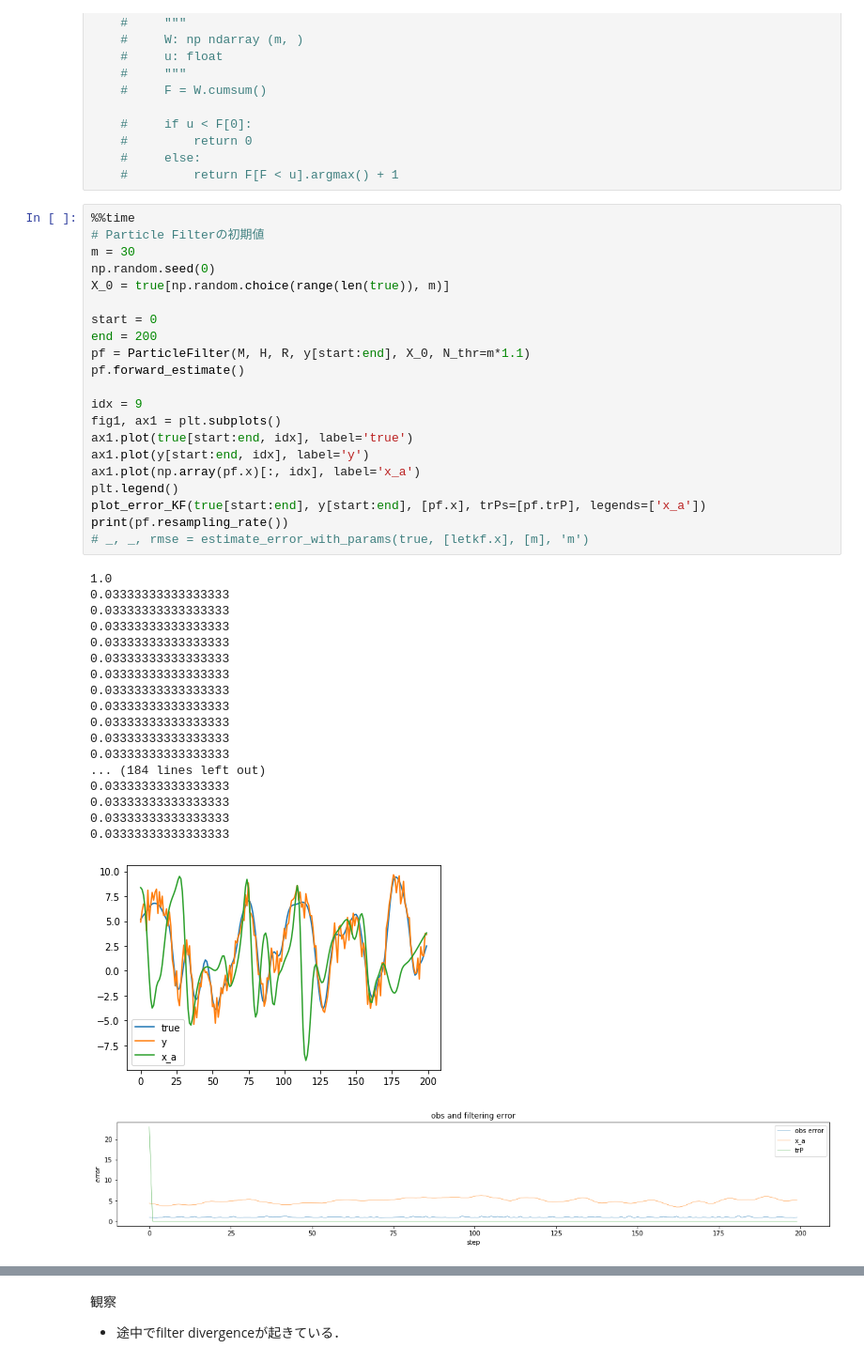
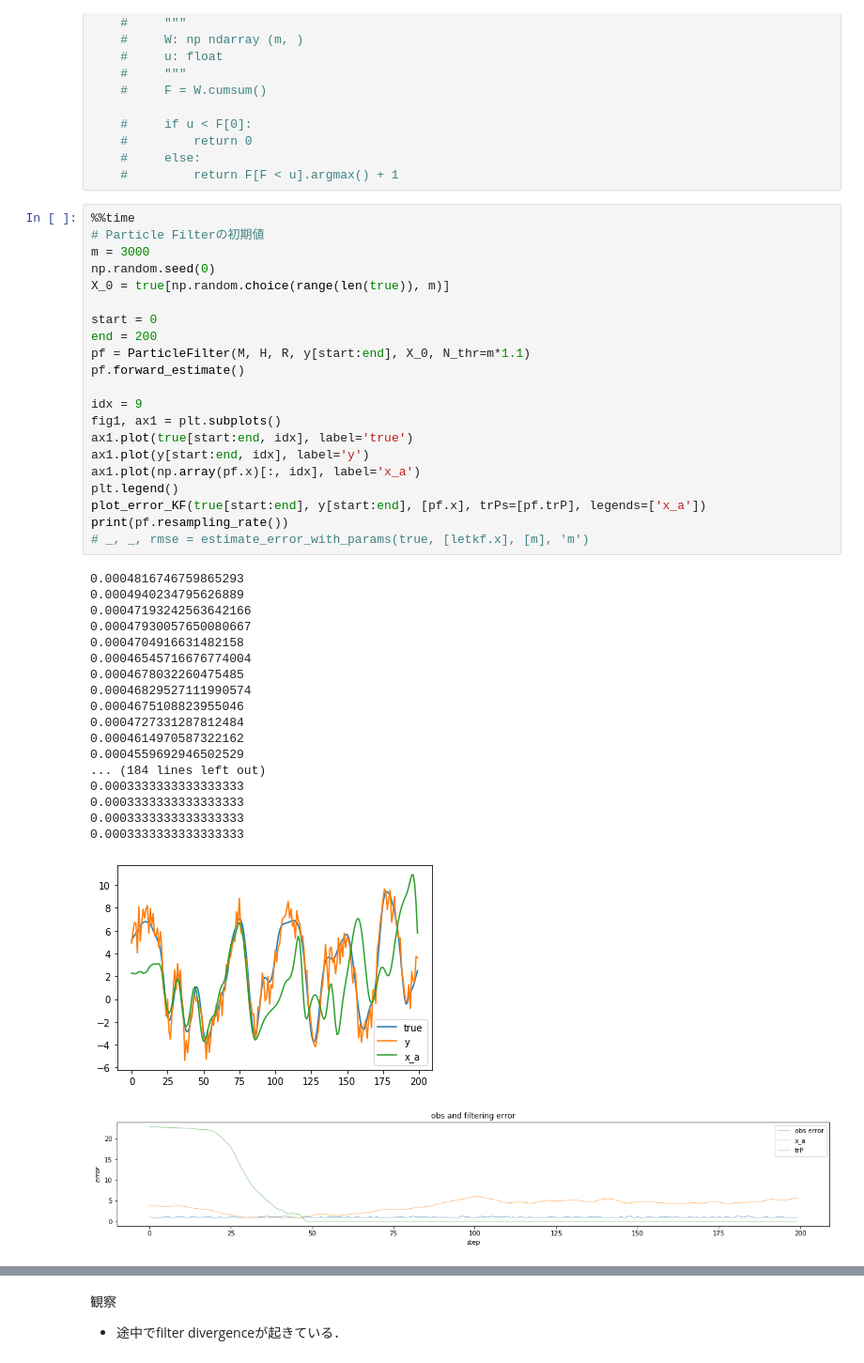
Before and after one commit to KotaTakeda/rccs_online_school, a Jupyter notebook: particle_filter.ipynb, the cells around one changed output, grey strips where cells are left out. Shown at 94% size. Cells and saved outputs as stored; diff of their text form.

```diff
--- a/particle_filter.ipynb
+++ b/particle_filter.ipynb
@@ -162,42 +162,42 @@ class ParticleFilter:
 # %%
 %%time
 # Particle Filterの初期値
-m = 30
+m = 3000
 np.random.seed(0)
 X_0 = true[np.random.choice(range(len(true)), m)]
 
 start = 0
 end = 200
 pf = ParticleFilter(M, H, R, y[start:end], X_0, N_thr=m*1.1)
 pf.forward_estimate()
 
 idx = 9
 fig1, ax1 = plt.subplots()
 ax1.plot(true[start:end, idx], label='true')
 ax1.plot(y[start:end, idx], label='y')
 ax1.plot(np.array(pf.x)[:, idx], label='x_a')
 plt.legend()
 plot_error_KF(true[start:end], y[start:end], [pf.x], trPs=[pf.trP], legends=['x_a'])
 print(pf.resampling_rate())
 # _, _, rmse = estimate_error_with_params(true, [letkf.x], [m], 'm')
 # %% [output]
-1.0
-0.03333333333333333
-0.03333333333333333
-0.03333333333333333
-0.03333333333333333
-0.03333333333333333
-0.03333333333333333
-0.03333333333333333
-0.03333333333333333
-0.03333333333333333
-0.03333333333333333
-0.03333333333333333
+0.0004816746759865293
+0.0004940234795626889
+0.00047193242563642166
+0.00047930057650080667
+0.0004704916631482158
+0.00046545716676774004
+0.0004678032260475485
+0.00046829527111990574
+0.0004675108823955046
+0.0004727331287812484
+0.0004614970587322162
+0.0004559692946502529
 ... (184 lines left out)
-0.03333333333333333
-0.03333333333333333
-0.03333333333333333
-0.03333333333333333
+0.0003333333333333333
+0.0003333333333333333
+0.0003333333333333333
+0.0003333333333333333
-[figure, old version]
+[figure, new version]
-[figure, old version]
+[figure, new version]
 1.0
```
Also changed, not shown: parts of 1 cell of this notebook.
